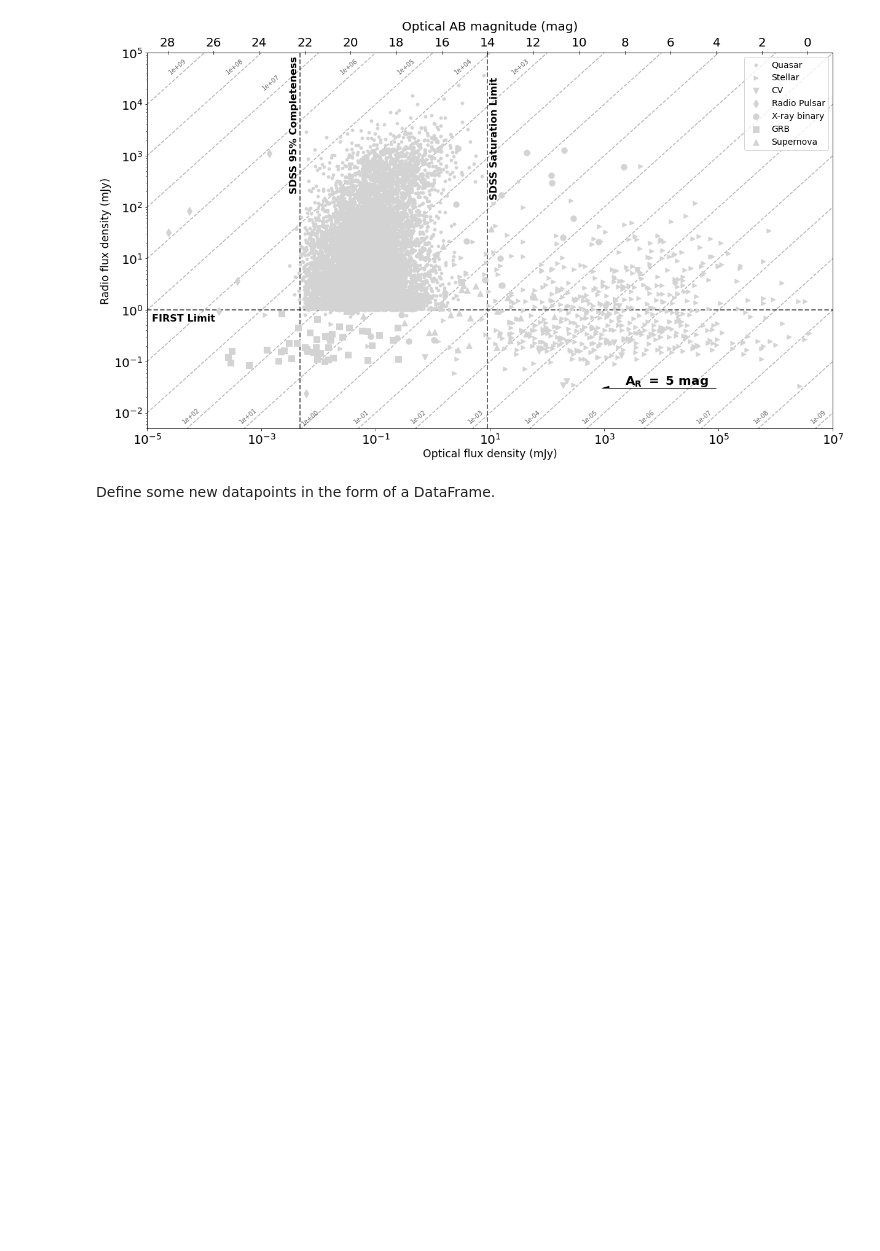
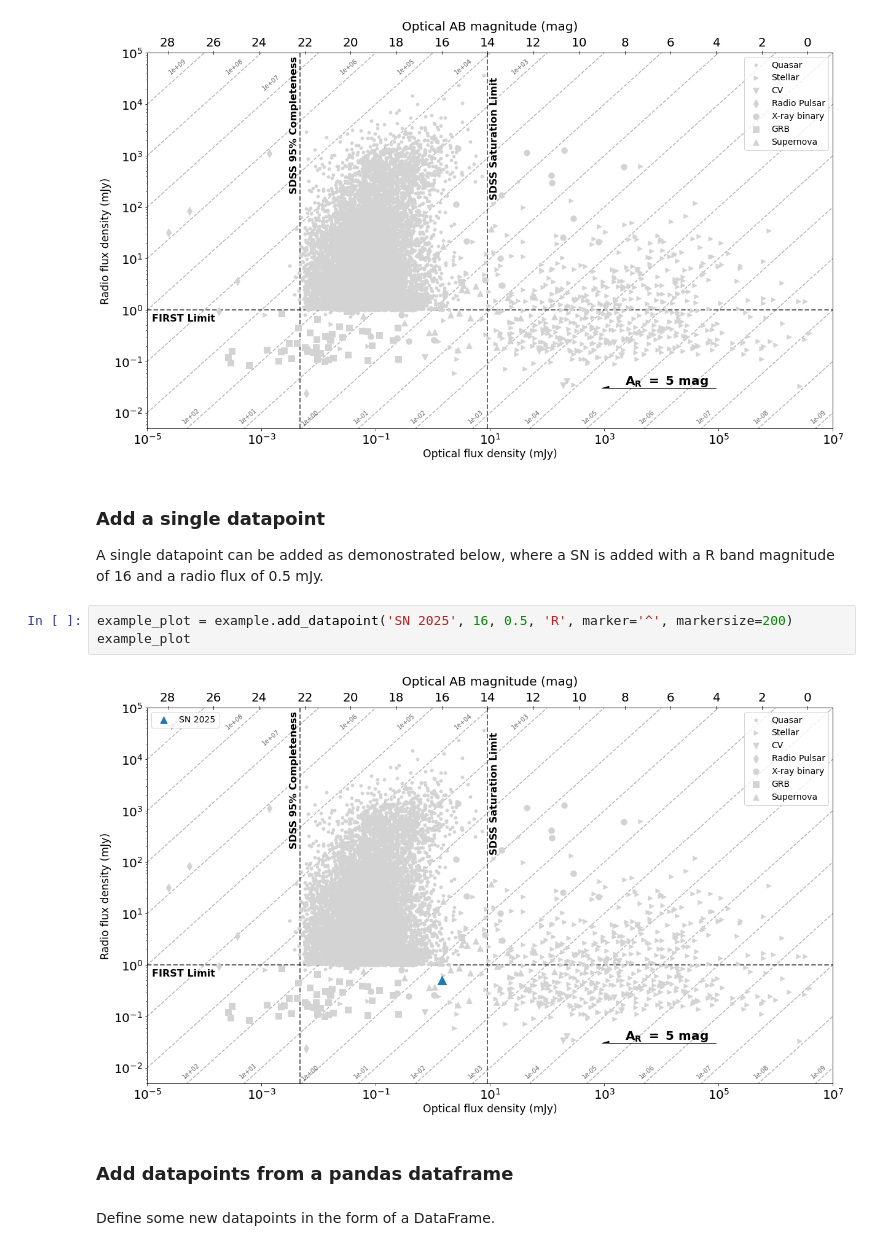
Before and after one commit to 4pisky/radio-optical-transients-plot, a Jupyter notebook: examples/ro_notebook_example.ipynb, the cells around one changed output. Drawn from its saved outputs; the diff is of its cells as text; blank space fills up the shorter version.

Commit message:
Added single datapoint example in notebook

```diff
--- a/examples/ro_notebook_example.ipynb
+++ b/examples/ro_notebook_example.ipynb
@@ -28,6 +28,17 @@ example = RadioOpticalPlot(group_stellar=True, group_agn=True)
 example_plot = example.generate_plot(background=True)
 # %% [output]
 [figure]
+# %% [markdown]
+### Add a single datapoint
+
+A single datapoint can be added as demonostrated below, where a SN is added with a R band magnitude of 16 and a radio flux of 0.5 mJy.
+# %%
+example_plot = example.add_datapoint('SN 2025', 16, 0.5, 'R', marker='^', markersize=200)
+example_plot
+# %% [output]
+[figure, added]
+# %% [markdown]
+### Add datapoints from a pandas dataframe
 # %% [markdown]
 Define some new datapoints in the form of a DataFrame.
 # %%
```
Also changed, not shown: parts of 1 cell of this notebook.
